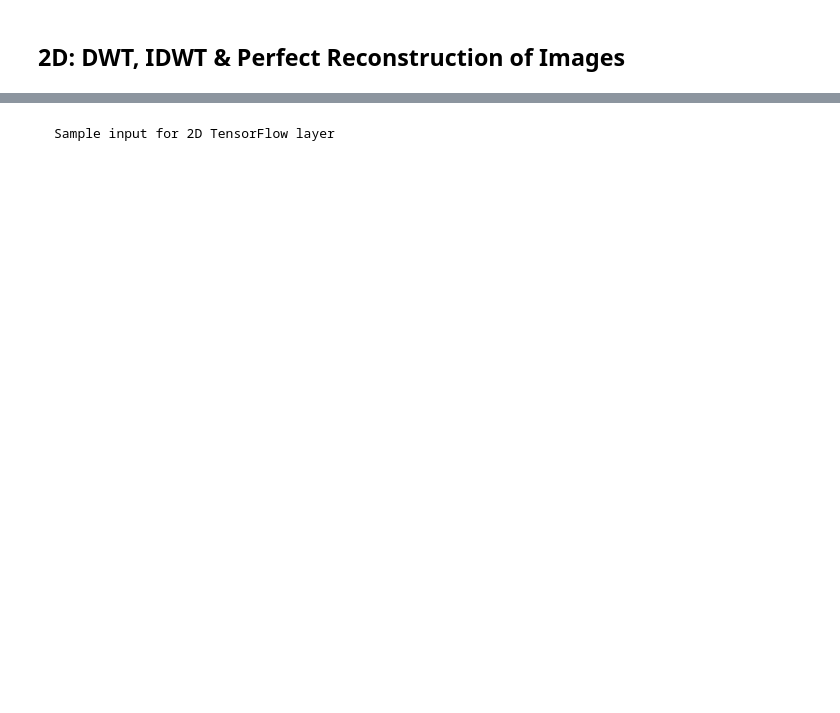
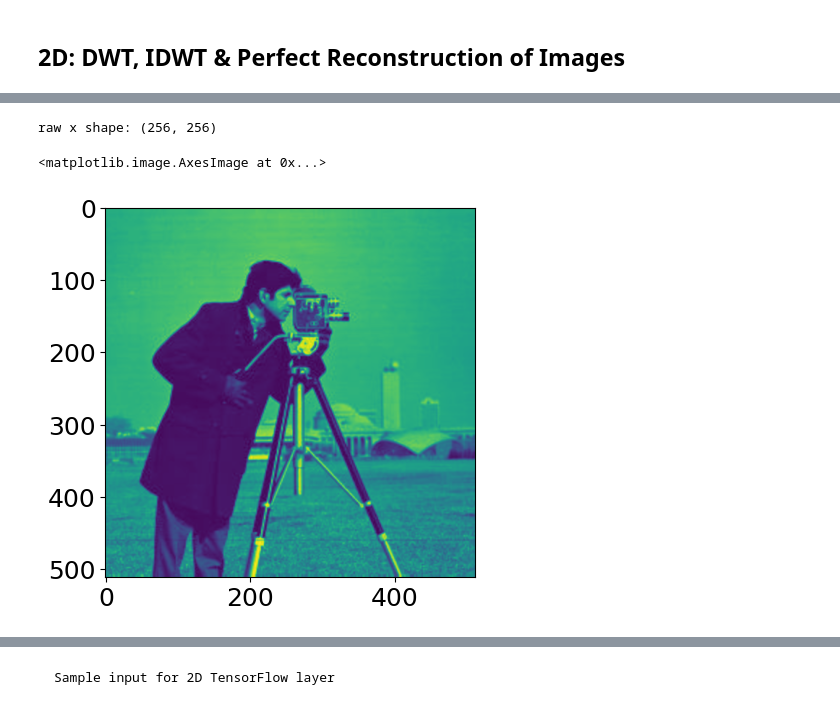
Before and after one commit to kkt-ee/TFDWT, a Jupyter notebook: Tutorials/DWT_Tutorial.ipynb, the cells around one changed output, grey strips where cells are left out. Cells and saved outputs as stored; diff of their text form; code cells hidden in the pictures; blank space fills up the shorter version.

```diff
--- a/Tutorials/DWT_Tutorial.ipynb
+++ b/Tutorials/DWT_Tutorial.ipynb
@@ -173,0 +152,13 @@ Text(0.5, 1.0, 'input $x$')
+# %%
+x1 = cv2.imread(f'/home/kkt/src/TFDWT.pypi/Tutorials/cameraman.jpg',cv2.IMREAD_GRAYSCALE) #test.jpg
+print('raw x shape:', x1.shape)
+x1 = cv2.resize(x1, (512,512))
+# print('x shape:', x.shape)
+#x = x/np.max(x)
+
+# import matplotlib.pyplot as plt
+plt.imshow(x1,label='$x$')
+# %% [output]
+raw x shape: (256, 256)
+<matplotlib.image.AxesImage at 0x...>
+[figure, added]
```
Also changed, not shown: parts of 19 cells of this notebook, 2 other files.
